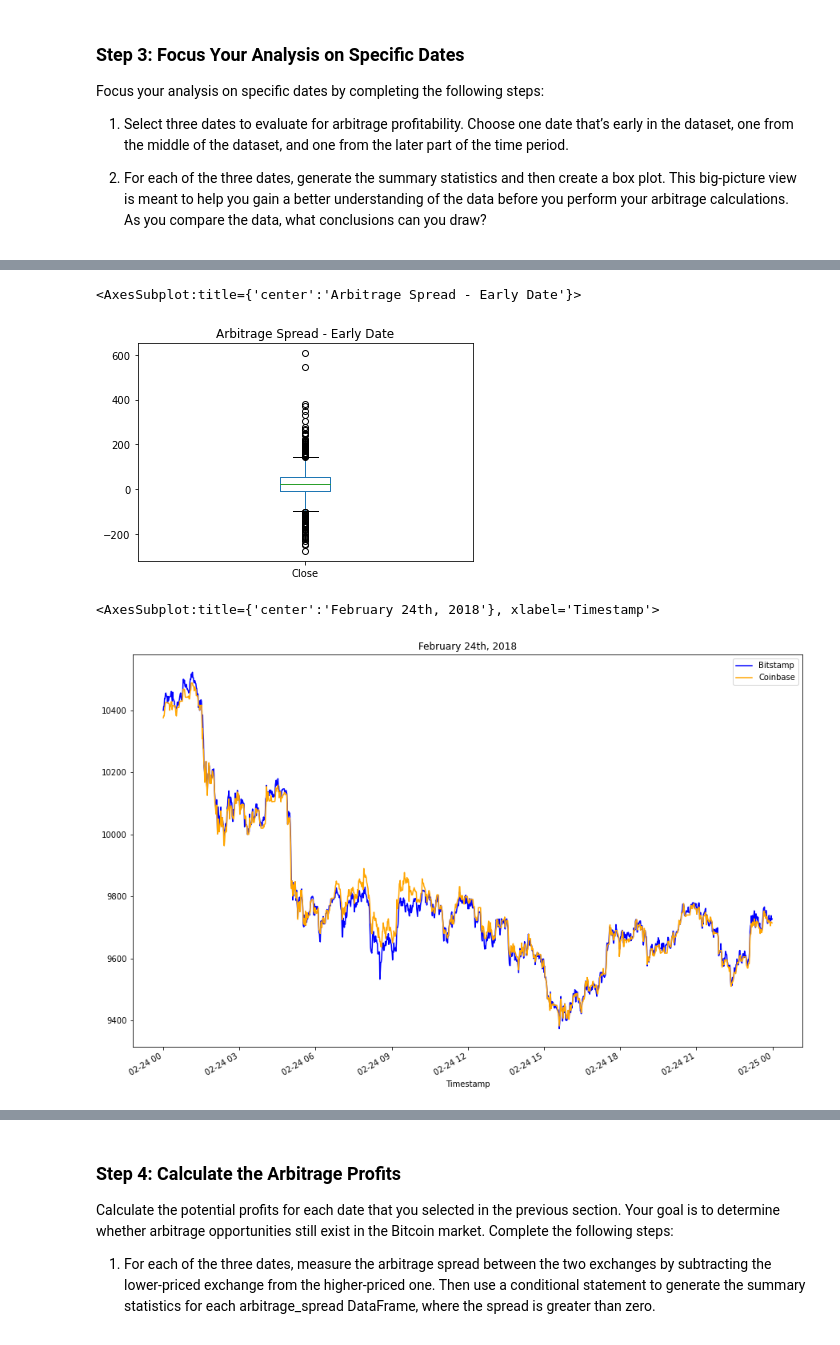
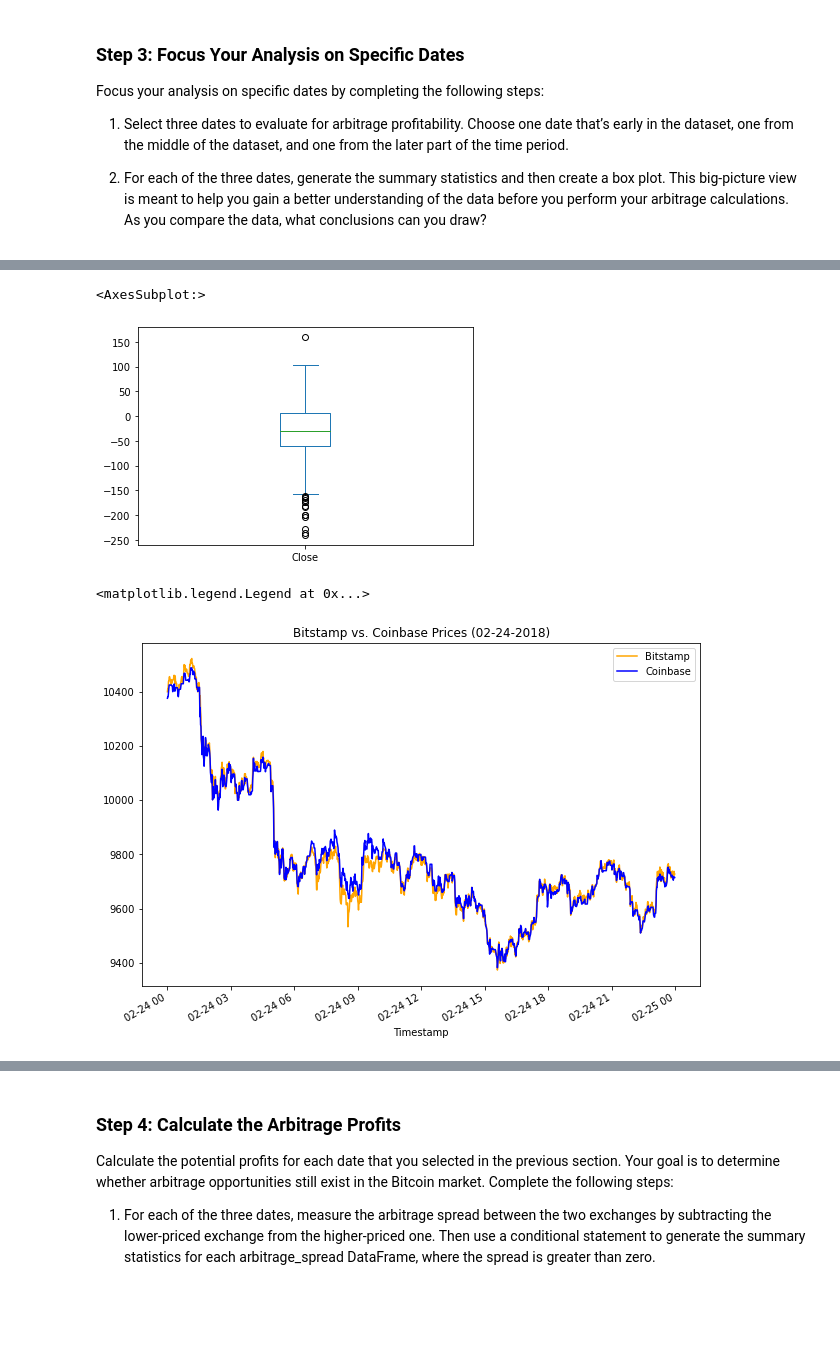
Before and after one commit to mwoj123/Module_3_Challenge, a Jupyter notebook: crypto_arbitrage.ipynb, the cells around one changed output, grey strips where cells are left out. Saved outputs shown, nothing was run; the diff lists cells and outputs as text; code cells hidden in the pictures; blank space fills up the shorter version.

```diff
--- a/crypto_arbitrage.ipynb
+++ b/crypto_arbitrage.ipynb
@@ -342,16 +344,19 @@ Name: Close, dtype: float64
 # %%
 # Visualize the arbitrage spread from early in the dataset in a box plot
-# YOUR CODE HERE
+arbitrage_spread_early.plot(kind = 'box')
 # %% [output]
-<AxesSubplot:title={'center':'Arbitrage Spread - Early Date'}>
+<AxesSubplot:>
-[figure, old version]
+[figure, new version]
 # %%
 # Create an overlay plot that visualizes the two dataframes over a period of one day from the middle of the dataset.
 # Be sure that the plots include the parameters `legend`, `figsize`, `title`, `color` and `label`
-# YOUR CODE HERE
+ax = bitstamp_sliced.loc['2018-02-24'].plot(figsize=(10,7), title = 'Bitstamp vs. Coinbase Prices (02-24-2018)', color ='orange')
+coinbase_sliced.loc['2018-02-24'].plot(ax=ax, color='blue')
+
+ax.legend(['Bitstamp', 'Coinbase'])
 # %% [output]
-<AxesSubplot:title={'center':'February 24th, 2018'}, xlabel='Timestamp'>
+<matplotlib.legend.Legend at 0x...>
-[figure, old version]
+[figure, new version]
 # %%
 # Using the date in the middle that you have selected, calculate the arbitrage spread
 # by subtracting the bitstamp lower closing prices from the coinbase higher closing prices
```
Also changed, not shown: parts of 10 cells of this notebook.
